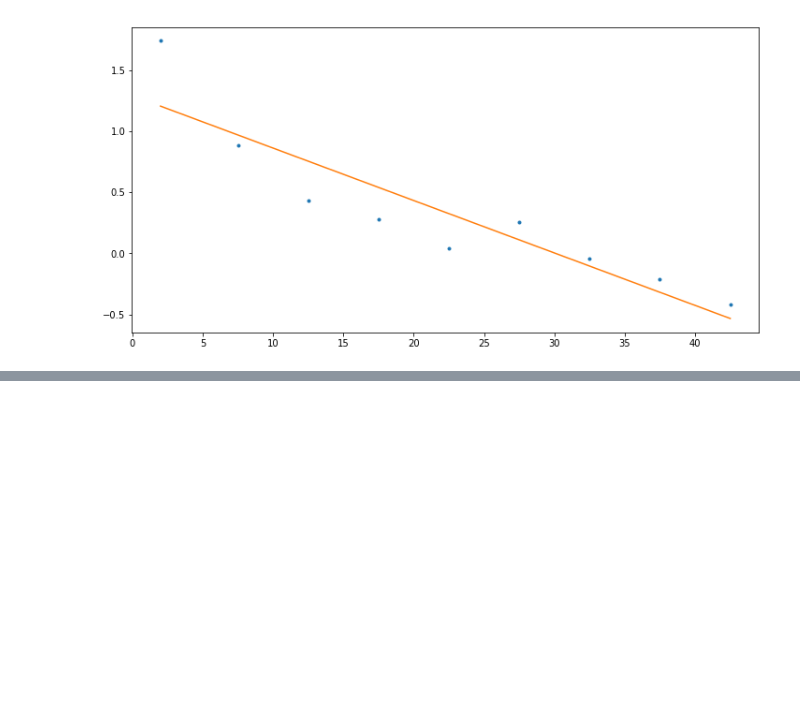
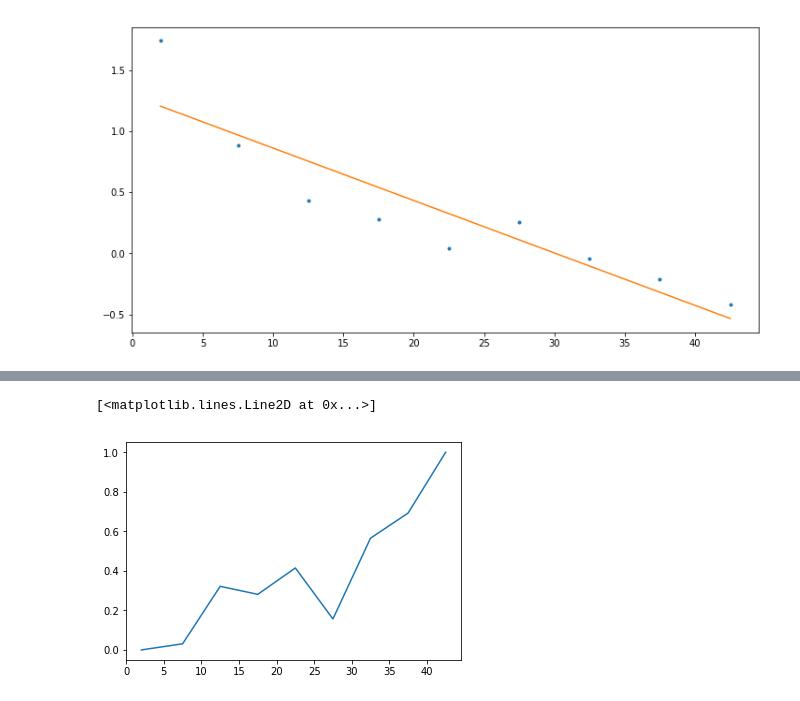
Before and after one commit to mike-jolliffe/Projects, a Jupyter notebook: PE_stats/PE_exploration.ipynb, the cells around one changed output, grey strips where cells are left out. Cells and saved outputs as stored; diff of their text form; code cells hidden in the pictures; blank space fills up the shorter version.

Commit message:
exploring P(market correction) by PE over 1-yr and 10-yr time horizon

```diff
--- a/PE_stats/PE_exploration.ipynb
+++ b/PE_stats/PE_exploration.ipynb
@@ -166,3 +166,18 @@ plt.show()
 # new_df_10.plot('PE Ratio',1, kind='scatter', figsize=(12,6))
 # %% [output]
 [figure]
+# %%
+# Find the percentage of time market correction happens within a year given PE value
+correction_dict = {}
+corrs = 0
+not_corrs = 0
+for key, value in freq_dict.items():
+    for val in value:
+        if val <= -0.1:
+            corrs += 1
+        else:
+            not_corrs += 1
+    correction_dict[key] = {'corrs': corrs, 'not_corrs': not_corrs, 'pct. corrs': corrs/(not_corrs + corrs)}
+    corrs = 0
+    not_corrs = 0
+correction_dict
@@ -168,0 +194,15 @@ plt.show()
+# %%
+# Find the percentage of time market is over 10% below current value 10 years after given PE value
+correction_dict_10 = {}
+corrs = 0
+not_corrs = 0
+for key, value in freq_dict_10.items():
+    for val in value:
+        if val <= -0.1:
+            corrs += 1
+        else:
+            not_corrs += 1
+    correction_dict_10[key] = {'corrs': corrs, 'not_corrs': not_corrs, 'pct. corrs': corrs/(corrs + not_corrs)}
+    corrs = 0
+    not_corrs = 0
+correction_dict_10
@@ -168,0 +219,8 @@ plt.show()
+# %%
+# Percentage of time market is at least 10% below current value 10 years from now. PE is x-axis
+pct_prob_loss_10 = [(key, value['pct. corrs']) for key, value in correction_dict_10.items()]
+pct_vals_10 = [val[1] for val in pct_prob_loss_10]
+plt.plot([2,7.5,12.5,17.5,22.5,27.5,32.5,37.5,42.5], pct_vals_10)
+# %% [output]
+[<matplotlib.lines.Line2D at 0x...>]
+[figure, added]
```
Also changed, not shown: parts of 3 cells of this notebook.
